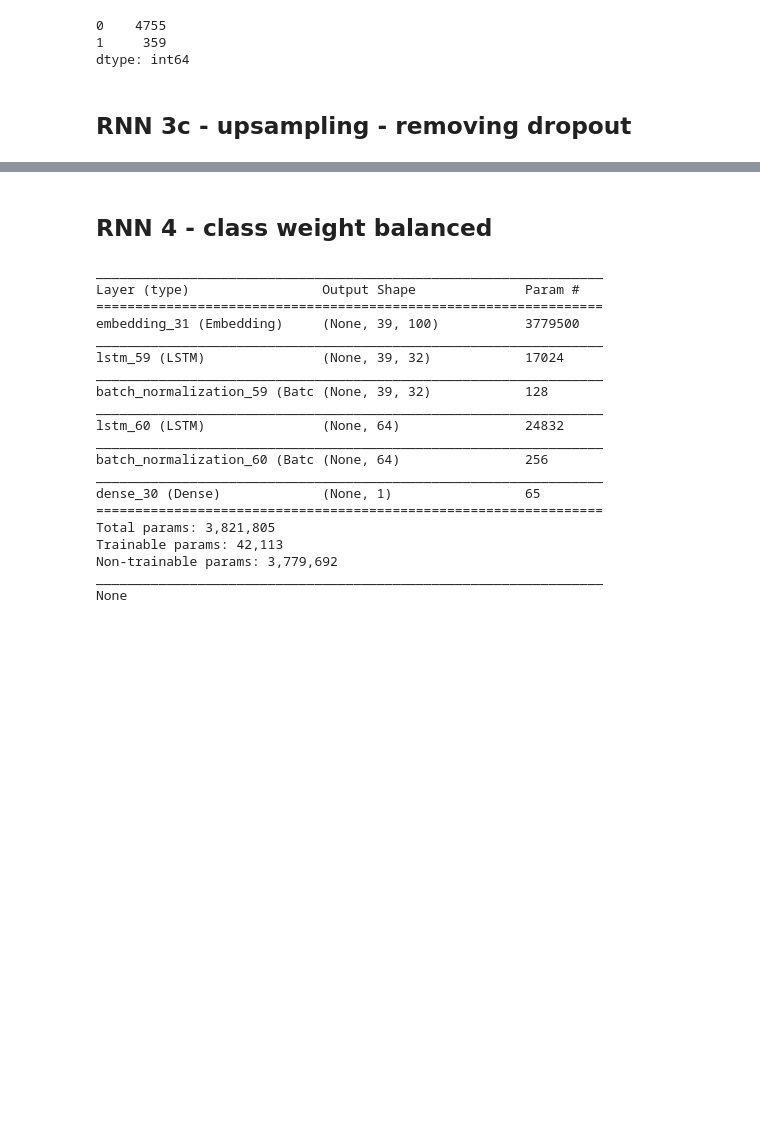
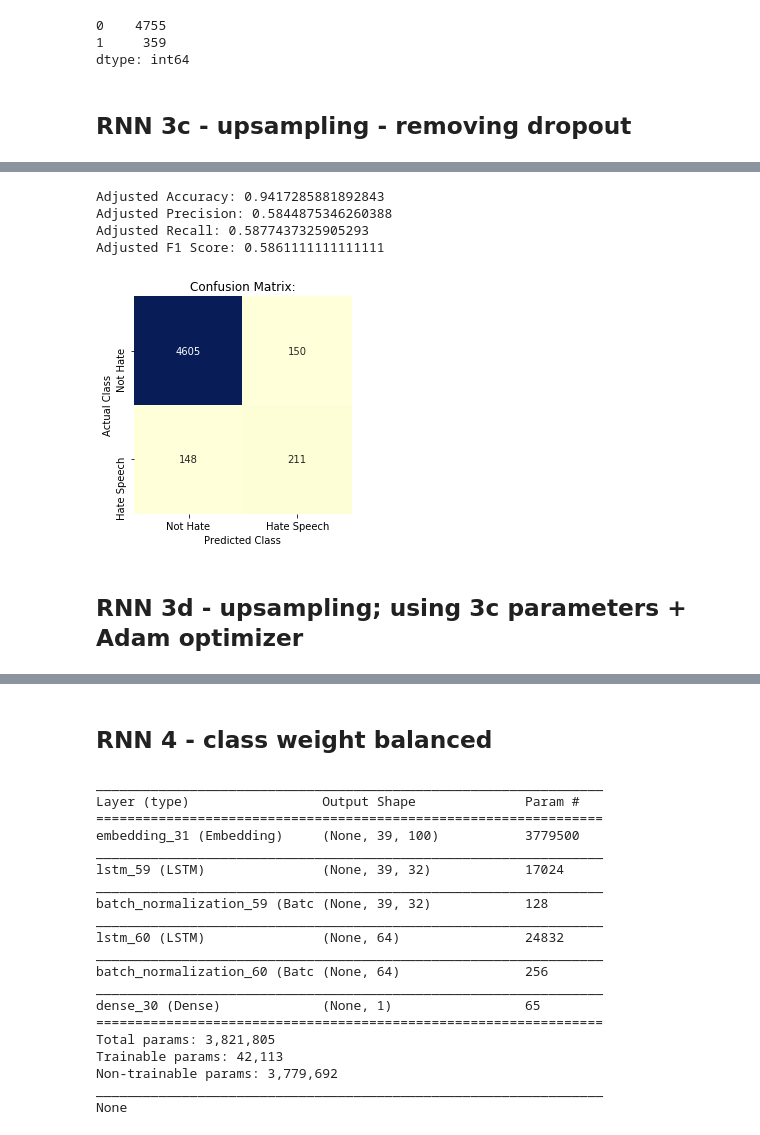
Before and after one commit to mguptaphd/Twitter-Hate-Classification-Project, a Jupyter notebook: RNN-Early-Model-Comparisons.ipynb, the cells around one changed output, grey strips where cells are left out. Drawn from its saved outputs; the diff is of its cells as text; code cells hidden in the pictures; blank space fills up the shorter version.

```diff
--- a/RNN-Early-Model-Comparisons.ipynb
+++ b/RNN-Early-Model-Comparisons.ipynb
@@ -780,2 +922,10 @@ compare_classification_metrics(y_train_up, y_train_pred3c, y_val, y_val_pred3c)
 # %%
-y_adj_val3c, cm3c = adjust_threshold_and_score(y_val, y_val_prob3c, .8, RNN = True)
+y_adj_val3c, cm3c = adjust_threshold_and_score(y_val, y_val_prob3c, .89, RNN = True)
+# %% [output]
+Adjusted Accuracy: 0.9417285881892843
+Adjusted Precision: 0.5844875346260388
+Adjusted Recall: 0.5877437325905293
+Adjusted F1 Score: 0.5861111111111111
+[figure, added]
+# %% [markdown]
+## RNN 3d - upsampling;  using 3c parameters + Adam optimizer
```
Also changed, not shown: parts of 58 cells of this notebook, 12 other files.
